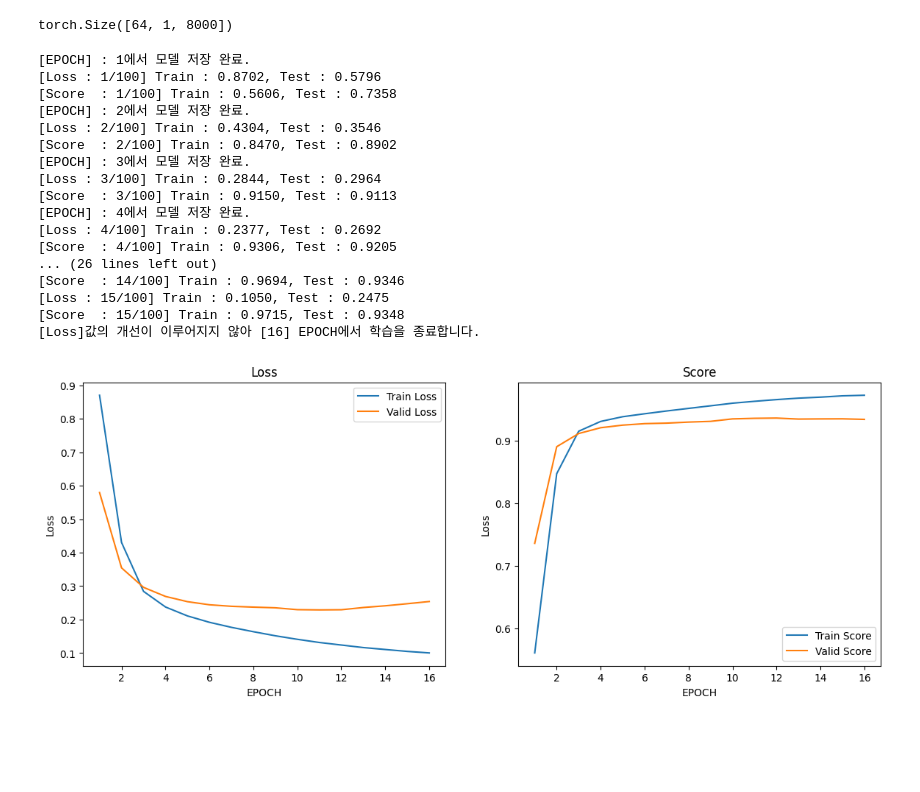
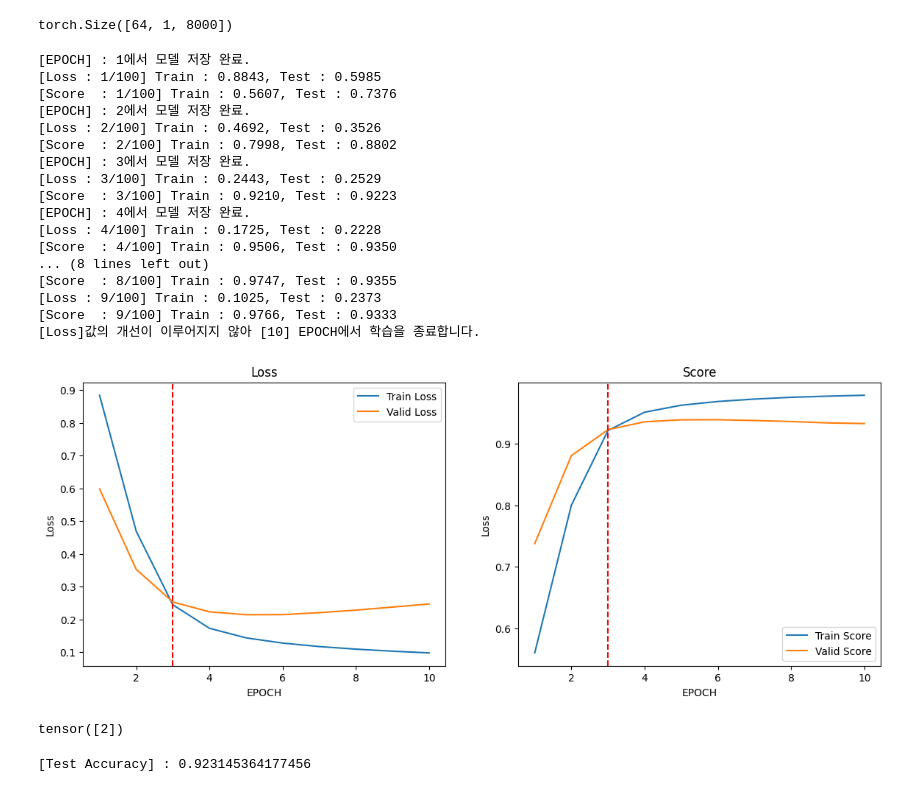
Before and after one commit to joo9810/VSCode, a Jupyter notebook: K-Digital Training/김소현 강사님/프로젝트/4번째 프로젝트/pj1.ipynb, the cells around one changed output. Cells and saved outputs as stored; diff of their text form; code cells hidden in the pictures; blank space fills up the shorter version.

```diff
--- a/K-Digital Training/김소현 강사님/프로젝트/4번째 프로젝트/pj1.ipynb
+++ b/K-Digital Training/김소현 강사님/프로젝트/4번째 프로젝트/pj1.ipynb
@@ -206,7 +217,7 @@ class CustomDataset2(Dataset):
 # %%
-trainDS = CustomDataset2(train_vectorsDF, train_targetDF)
-validDS = CustomDataset2(valid_vectorsDF, valid_targetDF)
-testDS = CustomDataset2(test_vectorsDF, test_targetDF)
+trainDS = CustomDataset(train_vectorsDF, train_targetDF, feature_dim=2)
+validDS = CustomDataset(valid_vectorsDF, valid_targetDF, feature_dim=2)
+testDS = CustomDataset(test_vectorsDF, test_targetDF, feature_dim=2)
 
 trainDL = DataLoader(trainDS, batch_size=64)
 validDL = DataLoader(validDS, batch_size=64)
@@ -235,23 +242,54 @@ result = training(trainDL, validDL, model, 'multiclass', adam_optim, EPOCH,
                   endurance_cnt=5, num_classes=3, SAVE_PATH=SAVE_PATH)
 # %% [output]
 [EPOCH] : 1에서 모델 저장 완료.
-[Loss : 1/100] Train : 0.8702, Test : 0.5796
-[Score  : 1/100] Train : 0.5606, Test : 0.7358
+[Loss : 1/100] Train : 0.8843, Test : 0.5985
+[Score  : 1/100] Train : 0.5607, Test : 0.7376
 [EPOCH] : 2에서 모델 저장 완료.
-[Loss : 2/100] Train : 0.4304, Test : 0.3546
-[Score  : 2/100] Train : 0.8470, Test : 0.8902
+[Loss : 2/100] Train : 0.4692, Test : 0.3526
+[Score  : 2/100] Train : 0.7998, Test : 0.8802
 [EPOCH] : 3에서 모델 저장 완료.
-[Loss : 3/100] Train : 0.2844, Test : 0.2964
-[Score  : 3/100] Train : 0.9150, Test : 0.9113
+[Loss : 3/100] Train : 0.2443, Test : 0.2529
+[Score  : 3/100] Train : 0.9210, Test : 0.9223
 [EPOCH] : 4에서 모델 저장 완료.
-[Loss : 4/100] Train : 0.2377, Test : 0.2692
-[Score  : 4/100] Train : 0.9306, Test : 0.9205
-... (26 lines left out)
-[Score  : 14/100] Train : 0.9694, Test : 0.9346
-[Loss : 15/100] Train : 0.1050, Test : 0.2475
-[Score  : 15/100] Train : 0.9715, Test : 0.9348
-[Loss]값의 개선이 이루어지지 않아 [16] EPOCH에서 학습을 종료합니다.
+[Loss : 4/100] Train : 0.1725, Test : 0.2228
+[Score  : 4/100] Train : 0.9506, Test : 0.9350
+... (8 lines left out)
+[Score  : 8/100] Train : 0.9747, Test : 0.9355
+[Loss : 9/100] Train : 0.1025, Test : 0.2373
+[Score  : 9/100] Train : 0.9766, Test : 0.9333
+[Loss]값의 개선이 이루어지지 않아 [10] EPOCH에서 학습을 종료합니다.
-# %%
-DrawPlot(result)
-# %% [output]
-[figure, removed]
+# %%
+fig, axs = DrawPlot(result)
+axs[0].axvline(x=3, color='red', linestyle='--')
+axs[1].axvline(x=3, color='red', linestyle='--')
+plt.show()
+# %% [output]
+[figure, added]
+# %%
+sentence = 'I hate love You'
+
+sentenceDF = pd.DataFrame([sentence], columns=['clean_text'])
+loaded_vectorizer = joblib.load('tfid_vectorizer.pkl')
+input_vector = loaded_vectorizer.transform(sentenceDF['clean_text']).toarray()
+input_vectorDF = pd.DataFrame(input_vector)
+best_model = LSTMModel(input_size = 8000, output_size = 3, hidden_list = [100, 80, 60, 40, 20],
+                  act_func=F.relu, model_type='multiclass', num_layers=1)
+best_model.load_state_dict(torch.load('Best_LSTM_Model.pth', weights_only=True))
+predict_value(input_vectorDF, best_model, dim=3)
+# %% [output]
+tensor([2])
+# %%
+test_vectorsTS = torch.FloatTensor(test_vectorsDF.values)
+test_vectorsTS3D = test_vectorsTS.reshape(-1,1,8000)
+
+predictTS = torch.argmax(best_model(test_vectorsTS3D), dim=1)
+test_targetTS = torch.FloatTensor(test_targetDF.values)
+
+answer_count = 0
+for i in range(len(predictTS)):
+    if predictTS[i] == test_targetTS.reshape(-1)[i]:
+        answer_count += 1
+
+print(f"[Test Accuracy] : {answer_count / len(predictTS)}")
+# %% [output]
+[Test Accuracy] : 0.923145364177456
```
Also changed, not shown: parts of 9 cells of this notebook, 27 other files.
